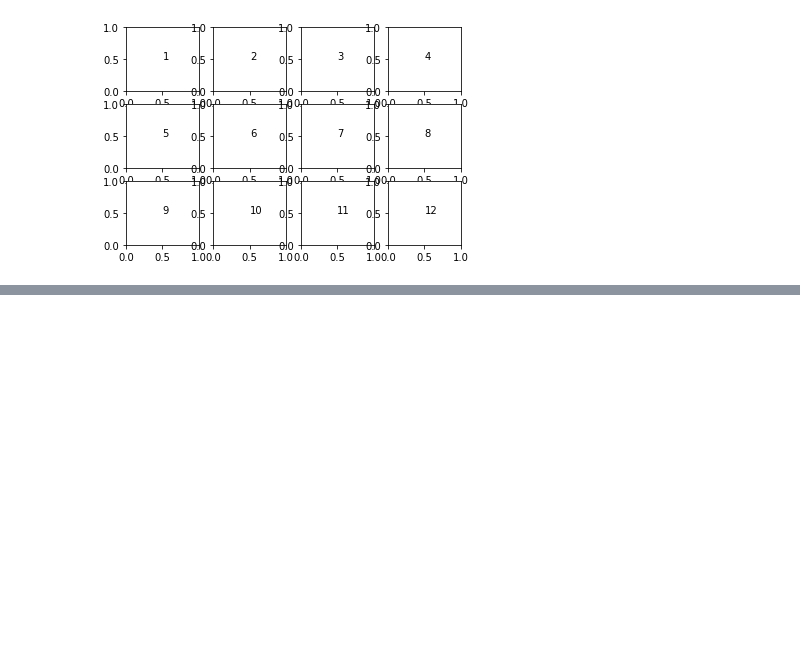
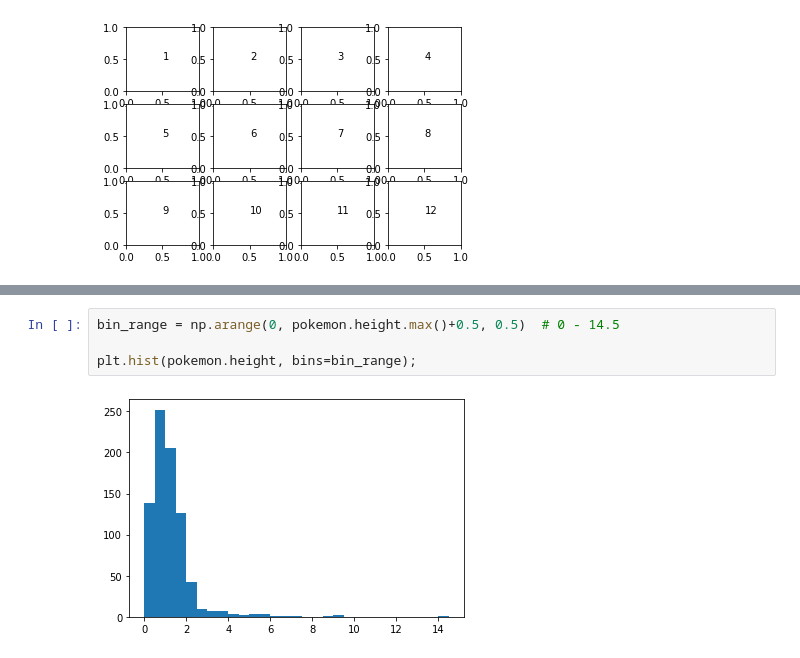
Before and after one commit to CodeInDna/Data-Science-Exercises, a Jupyter notebook: Data_Visualization/01_Univariate_Exploration_Of_Data/03_Histogram.ipynb, the cells around one changed output, grey strips where cells are left out. Drawn from its saved outputs; the diff is of its cells as text; blank space fills up the shorter version.

```diff
--- a/Data_Visualization/01_Univariate_Exploration_Of_Data/03_Histogram.ipynb
+++ b/Data_Visualization/01_Univariate_Exploration_Of_Data/03_Histogram.ipynb
@@ -88,0 +164,6 @@ for i in range(12):
+# %%
+bin_range = np.arange(0, pokemon.height.max()+0.5, 0.5)  # 0 - 14.5
+
+plt.hist(pokemon.height, bins=bin_range);
+# %% [output]
+[figure, added]
```
Also changed, not shown: parts of 36 cells of this notebook.
